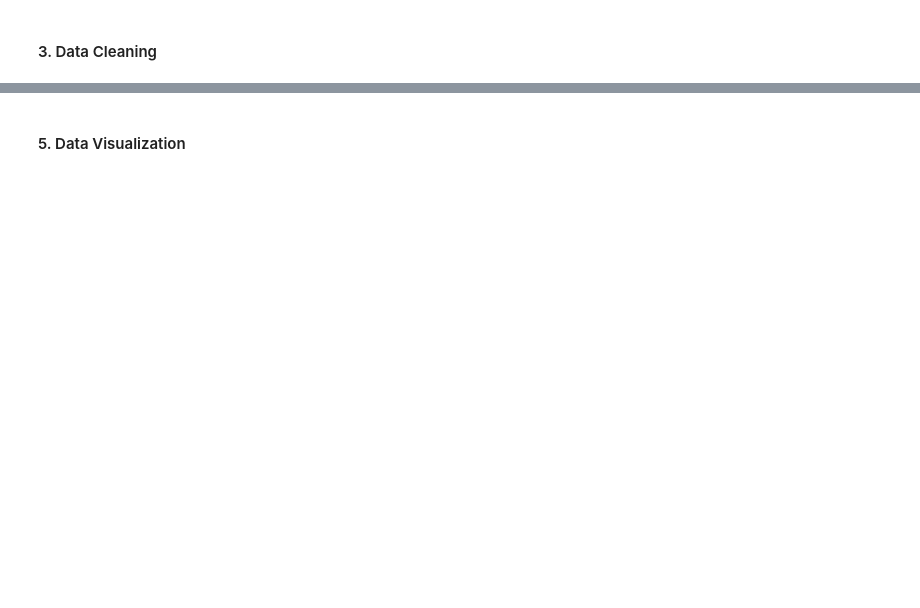
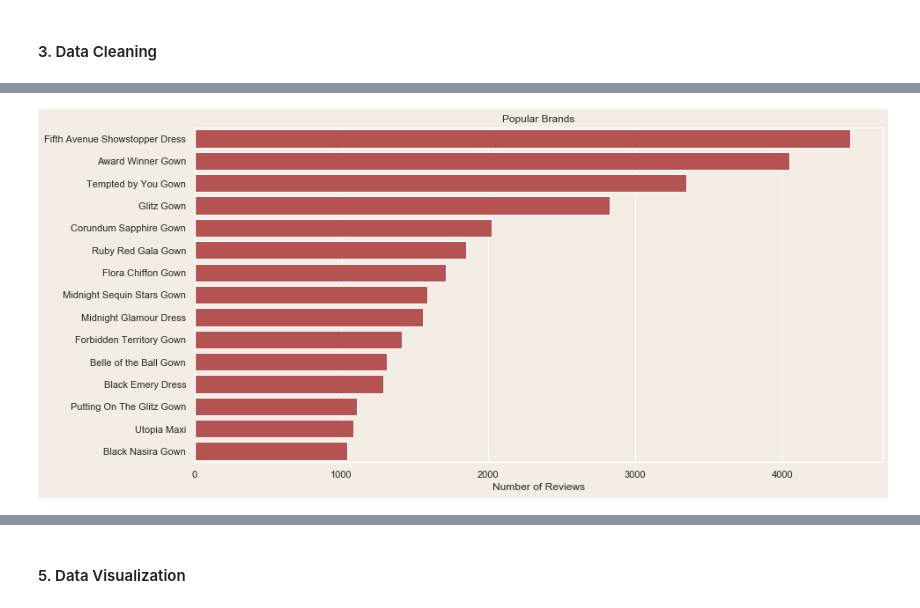
Before and after one commit to danieljinchoy/renttherunway, a Jupyter notebook: renttherunway/analysis.ipynb, the cells around one changed output, grey strips where cells are left out. Drawn from its saved outputs; the diff is of its cells as text; code cells hidden in the pictures; blank space fills up the shorter version.

```diff
--- a/renttherunway/analysis.ipynb
+++ b/renttherunway/analysis.ipynb
@@ -52,0 +209,4 @@ Text(0.5, 1, 'Rent the Runway Missing Data')
+# %%
+# Most Popular Product
+rent_popular = rent.sort_values(by=['num_reviews'], ascending=False).nlargest(15,['num_reviews']).reset_index()
+rent_popular
@@ -52,0 +230,11 @@ Text(0.5, 1, 'Rent the Runway Missing Data')
+# %%
+sns.set(rc={'axes.facecolor':'#f4ede5', 'figure.facecolor':'#f4ede5'})
+fig = plt.figure(figsize = (14, 7))
+sns.barplot(x = 'num_reviews', y='name', data = rent_popular,
+            color = '#c64242').set_title("Popular Brands")
+sns.plotting_context('notebook', font_scale = 1.2)
+plt.xlabel('Number of Reviews')
+plt.ylabel('')
+sns.set_style()
+# %% [output]
+[figure, added]
```
Also changed, not shown: parts of 37 cells of this notebook.
